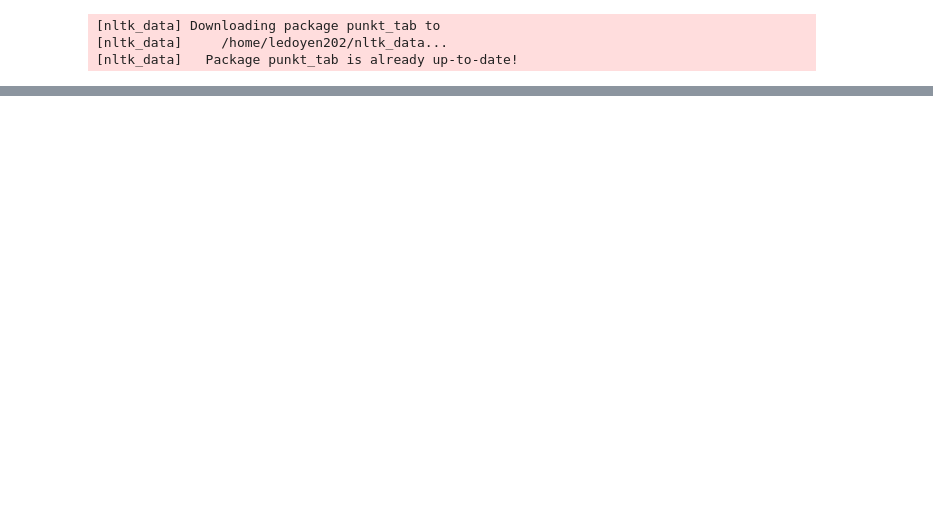
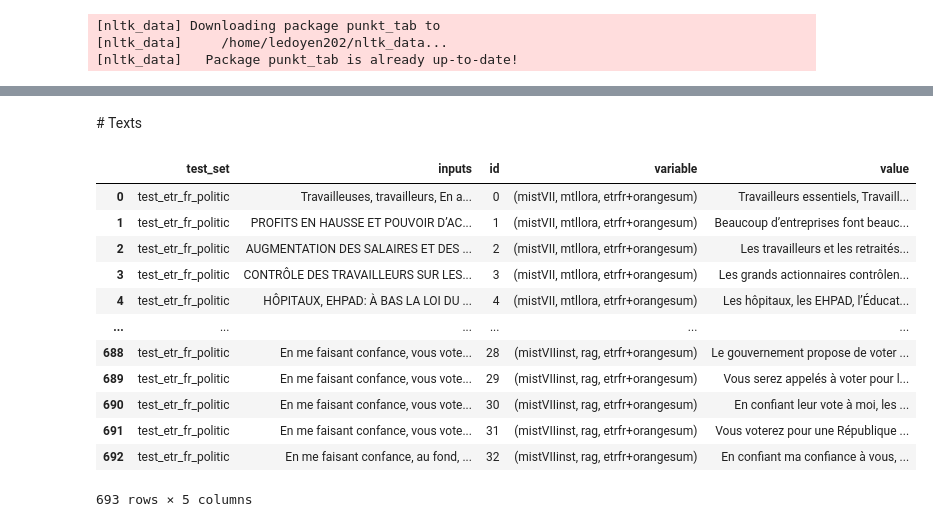
Before and after one commit to FrLdy/ETR-PEFT-Composition, a Jupyter notebook: notebooks/result_analysis/metrics.ipynb, the cells around one changed output, grey strips where cells are left out. Saved outputs shown, nothing was run; the diff lists cells and outputs as text; code cells hidden in the pictures; blank space fills up the shorter version.

Commit message:
update notebook texts

```diff
--- a/notebooks/result_analysis/metrics.ipynb
+++ b/notebooks/result_analysis/metrics.ipynb
@@ -452,25 +487,29 @@ def paired_bootstrap(metrics_sys, metrics_baseline, num_samples=1000):
 # paired_bootstrap(metrics_b, metrics_a, 1000) < 0.05
 # %%
 def get_rag_expes():
-    models = ["mistral-7b", "llama3-8b"]
+    models = [
+        ("mistral-7b", "mistVIIinst"),
+        ("llama3-8b", "llamaVIIIinst")
+    ]
+
     methods_tasks = [
-        ("zero_shot", [ETR_FR]),
-        ("rag", [ETR_FR, ETR_FR_ORANGESUM, ETR_FR_WIKILARGE, ALL])
+        # (ZERO_SHOT, [ETR_FR]),
+        (RAG, [ETR_FR, ETR_FR_ORANGESUM, ETR_FR_WIKILARGE, ALL])
     ]
 
     return [
-        RAGETRFrExpe(model=model, method=method, train_tasks=task, step="", expe_dir=ICL_EXPE_DIR)
-        for model in models
+        RAGETRFrExpe(model=model, model_name=model_name, method=method, train_tasks=task, step="", expe_dir=ICL_EXPE_DIR)
+        for (model, model_name) in models
         for method, task_list in methods_tasks
         for task in task_list if method == "rag" or task == ETR_FR
     ]
 
 def get_mtl_expes():
     models = [
-        MBARTHEZ,
-        LLAMA3,
-        MISTRAL,
-        # DEEPSEEK
+        (MBARTHEZ, None),
+        (LLAMA3, "llamaVIII"),
+        (MISTRAL, "mistVII"),
+        # (DEEPSEEK, "deepseekrI"),
     ]
     methods = [LORA, MTLLORA]
     train_tasks_sets = {
@@ -479,8 +518,8 @@ def get_mtl_expes():
     }
 
     return [
-        ETRFrExpe(model=model, method=method, train_tasks=train_tasks, step="test_best_model", split="test")
-        for model in models
+        ETRFrExpe(model=model, model_name=model_name, method=method, train_tasks=train_tasks, step="test_best_model", split="test")
+        for (model, model_name) in models
         for method in methods
         for train_tasks in train_tasks_sets[method]
     ]
@@ -489,5 +528,12 @@ etr_fr_analysis_test_best_model = Analysis(
     expes=[
         *get_rag_expes(),
         *get_mtl_expes(),
+    ],
+    model_order = [
+        "llamaVIIIinst",
+        "mistVIIinst",
+        "mbarthez",
+        "llamaVIII",
+        "mistVII",
     ]
 )
@@ -529,0 +658,22 @@ rag_analysis.expes[2].dataframe
+# %% [markdown]
+# Texts
+# %%
+df = etr_fr_analysis_test_best_model.get_text_df("test_etr_fr_politic").reset_index(names="id")
+cols = set(df.columns)
+values = set(df.filter(regex="(\\(|labels)").columns)
+ids = cols - values
+df.melt(id_vars=ids, value_vars=values)
+# %% [output]
+|  | test_set | inputs | id | variable | value |
+| 0 | test_etr_fr_politic | Travailleuses, travailleurs, En a... | 0 | (mistVII, mtllora, etrfr+orangesum) | Travailleurs essentiels, Travaill... |
+| 1 | test_etr_fr_politic | PROFITS EN HAUSSE ET POUVOIR D’AC... | 1 | (mistVII, mtllora, etrfr+orangesum) | Beaucoup d’entreprises font beauc... |
+| 2 | test_etr_fr_politic | AUGMENTATION DES SALAIRES ET DES ... | 2 | (mistVII, mtllora, etrfr+orangesum) | Les travailleurs et les retraités... |
+| 3 | test_etr_fr_politic | CONTRÔLE DES TRAVAILLEURS SUR LES... | 3 | (mistVII, mtllora, etrfr+orangesum) | Les grands actionnaires contrôlen... |
+| 4 | test_etr_fr_politic | HÔPITAUX, EHPAD: À BAS LA LOI DU ... | 4 | (mistVII, mtllora, etrfr+orangesum) | Les hôpitaux, les EHPAD, l’Éducat... |
+| ... | ... | ... | ... | ... | ... |
+| 688 | test_etr_fr_politic | En me faisant confance, vous vote... | 28 | (mistVIIinst, rag, etrfr+orangesum) | Le gouvernement propose de voter ... |
+| 689 | test_etr_fr_politic | En me faisant confance, vous vote... | 29 | (mistVIIinst, rag, etrfr+orangesum) | Vous serez appelés à voter pour l... |
+| 690 | test_etr_fr_politic | En me faisant confance, vous vote... | 30 | (mistVIIinst, rag, etrfr+orangesum) | En confiant leur vote à moi, les ... |
+| 691 | test_etr_fr_politic | En me faisant confance, vous vote... | 31 | (mistVIIinst, rag, etrfr+orangesum) | Vous voterez pour une République ... |
+| 692 | test_etr_fr_politic | En me faisant confance, au fond, ... | 32 | (mistVIIinst, rag, etrfr+orangesum) | En confiant ma confiance à vous, ... |
+693 rows × 5 columns
```
Also changed, not shown: parts of 24 cells of this notebook.
